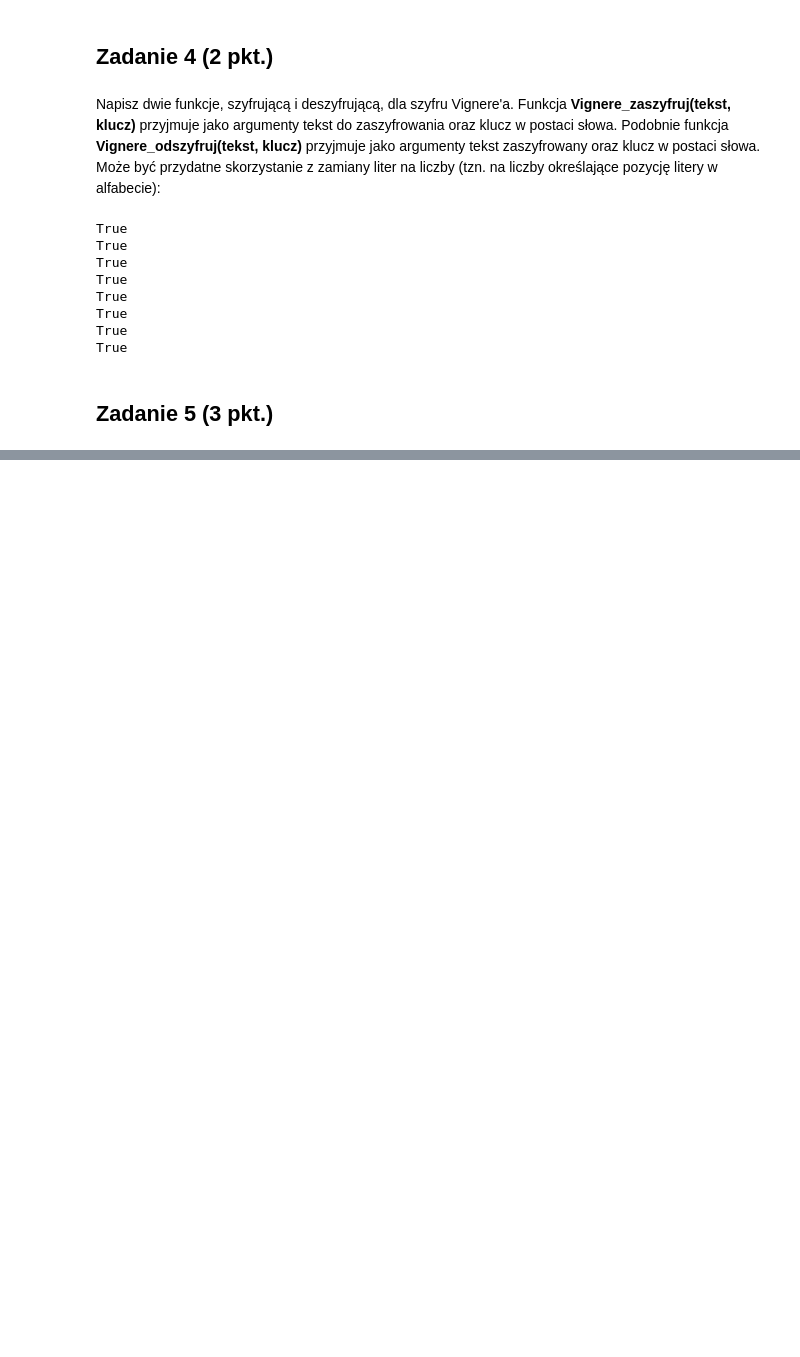
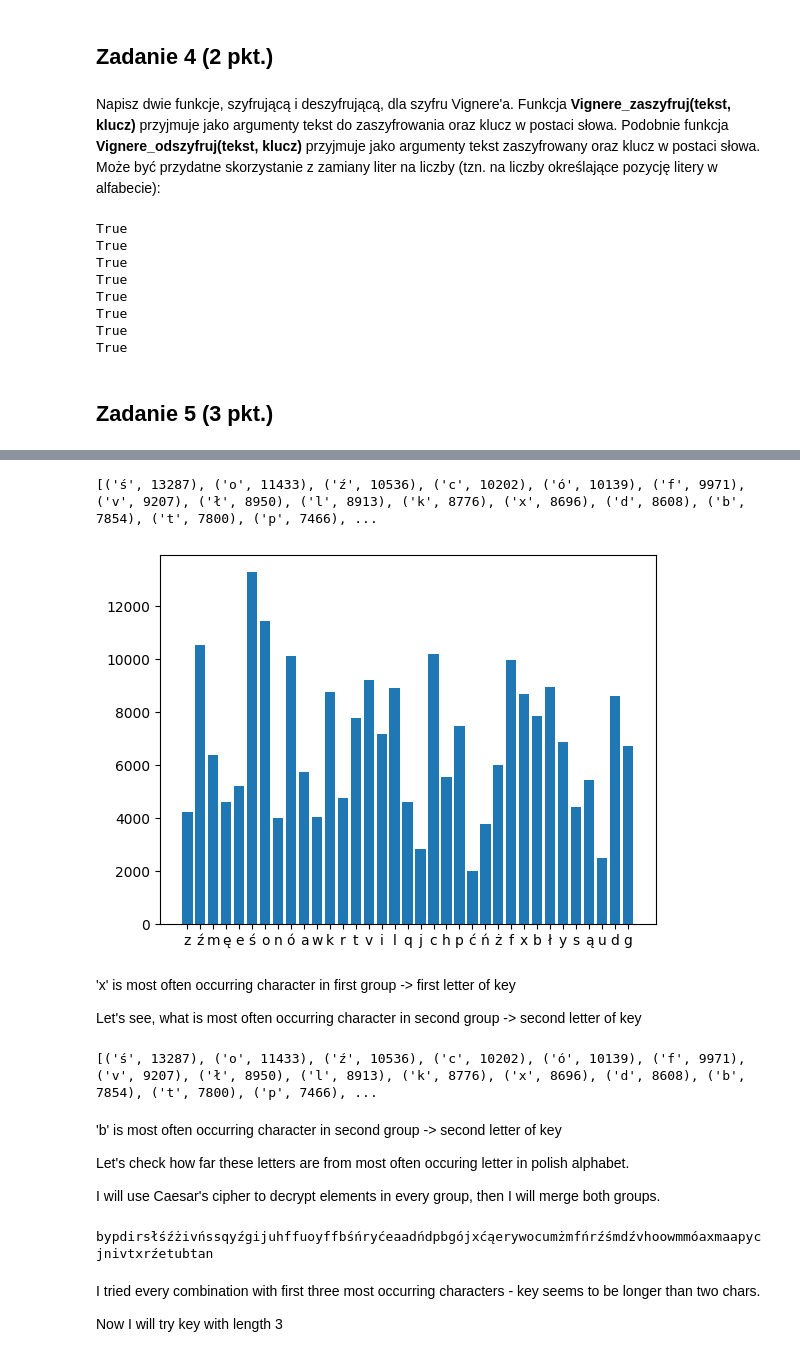
Before and after one commit to mawojcik/cryptography, a Jupyter notebook: Lista1/Lista1.ipynb, the cells around one changed output, grey strips where cells are left out. Saved outputs shown, nothing was run; the diff lists cells and outputs as text; code cells hidden in the pictures; blank space fills up the shorter version.

```diff
--- a/Lista1/Lista1.ipynb
+++ b/Lista1/Lista1.ipynb
@@ -261,0 +264,8 @@ Do wczytania pliku możesz użyć poniższego kodu.
+# %%
+plik=open('ksiazka2.txt', encoding='utf8')
+ksiazka=plik.read()
+
+"""check if key is of length 1 (Caesar's cipher)"""
+
+for number in range(len(alfabet)):
+    print(f'{number}: {Cezar(ksiazka[0:100], number)}')
@@ -261,0 +303,65 @@ Do wczytania pliku możesz użyć poniższego kodu.
+# %%
+# check if key is length 2: (divide characters into 2 separate groups)
+group_1 = group_2 = ""
+characters_frequency_1 = characters_frequency_2 = {}
+characters_counter = 0
+
+for char in ksiazka:
+    if char.isalpha():
+        char = char.lower()
+        if characters_counter % 2 == 0:
+            characters_frequency_1[char] = characters_frequency_1.get(char, 0) + 1
+            group_1 += char
+        else:
+            characters_frequency_2[char] = characters_frequency_2.get(char, 0) + 1
+            group_2 += char
+        characters_counter += 1
+        characters_counter %= 2
+
+ordered_character_frequency_1 = sorted(characters_frequency_1.items(), key=lambda x:x[1], reverse=True)
+print(ordered_character_frequency_1)
+plt.bar(characters_frequency_1.keys(), characters_frequency_1.values())
+
+plik.close()
+# %% [output]
+[('ś', 13287), ('o', 11433), ('ź', 10536), ('c', 10202), ('ó', 10139), ('f', 9971), ('v', 9207), ('ł', 8950), ('l', 8913), ('k', 8776), ('x', 8696), ('d', 8608), ('b', 7854), ('t', 7800), ('p', 7466), ...
+[figure, added]
+# %% [markdown]
+'x' is most often occurring character in first group -> first letter of key
+
+Let's see, what is most often occurring character in second group -> second letter of key
+# %%
+ordered_character_frequency_2 = sorted(characters_frequency_2.items(), key=lambda x:x[1], reverse=True)
+print(ordered_character_frequency_2)
+# %% [output]
+[('ś', 13287), ('o', 11433), ('ź', 10536), ('c', 10202), ('ó', 10139), ('f', 9971), ('v', 9207), ('ł', 8950), ('l', 8913), ('k', 8776), ('x', 8696), ('d', 8608), ('b', 7854), ('t', 7800), ('p', 7466), ...
+# %% [markdown]
+'b' is most often occurring character in second group -> second letter of key
+
+
+
+Let's check how far these letters are from most often occuring letter in polish alphabet.
+
+I will use Caesar's cipher to decrypt elements in every group, then I will merge both groups.
+# %%
+shift_1 = alfabet.index('x')
+shift_2 = alfabet.index('b')
+decrypted_group_1 = Cezar(group_1, -shift_1)
+decrypted_group_2 = Cezar(group_2, -shift_2)
+
+
+decrypted_book = ""
+# merge groups:
+for i in range(max(len(decrypted_group_1), len(decrypted_group_2))):
+    if i < len(decrypted_group_1):
+        decrypted_book += decrypted_group_1[i]
+    if i < len(decrypted_group_2):
+        decrypted_book += decrypted_group_2[i]
+
+print(decrypted_book[0:100])
+# %% [output]
+bypdirsłśźżivńssqyźgijuhffuoyffbśńryćeaadńdpbgójxćąerywocumżmfńrźśmdźvhoowmmóaxmaapycjnivtxrźetubtan
+# %% [markdown]
+I tried every combination with first three most occurring characters - key seems to be longer than two chars.
+
+Now I will try key with length 3
```
Also changed, not shown: parts of 14 cells of this notebook.
